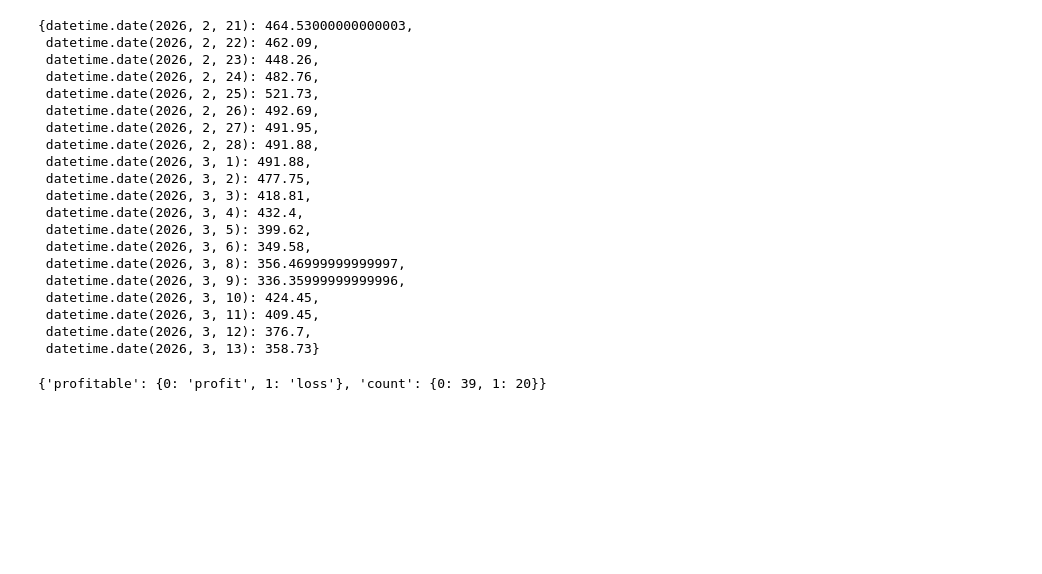
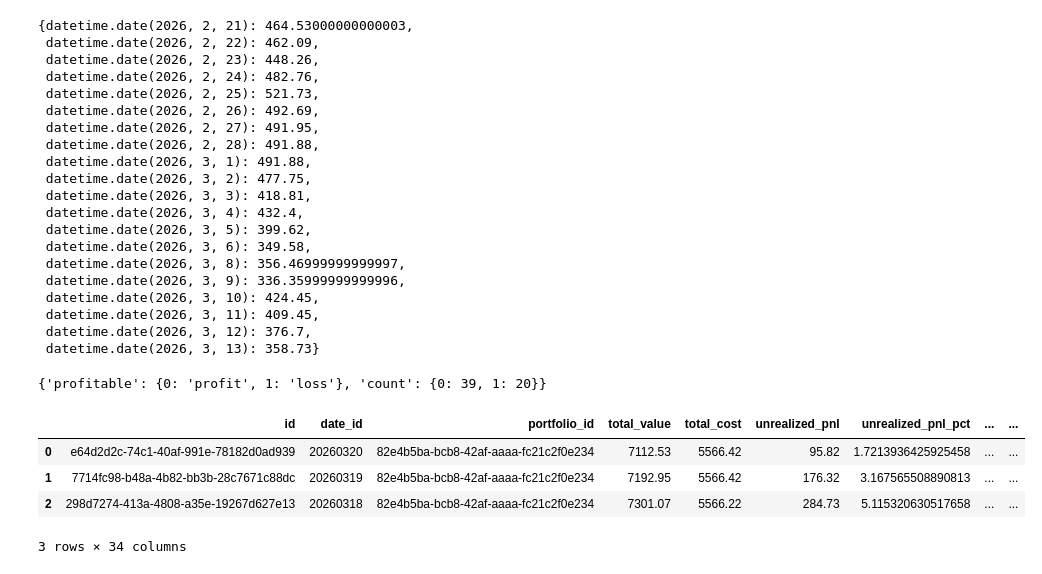
Before and after one commit to akin-mustapha/portfolio-management-platform, a Jupyter notebook: notebooks/notebook_account.ipynb, the cells around one changed output. Drawn from its saved outputs; the diff is of its cells as text; code cells hidden in the pictures; blank space fills up the shorter version.

```diff
--- a/notebooks/notebook_account.ipynb
+++ b/notebooks/notebook_account.ipynb
@@ -387,3 +387,26 @@ df = df["profitable"].value_counts().to_frame().reset_index()
 df.to_dict()
 # %% [output]
 {'profitable': {0: 'profit', 1: 'loss'}, 'count': {0: 39, 1: 20}}
+# %%
+# Asset List
+with database_client as db:
+  res = db.execute(
+    f"""
+    SELECT  *
+    FROM analytics.fact_portfolio_daily t1
+      INNER JOIN analytics.dim_date t2
+        ON t1.date_id = t2.id
+    ORDER BY t1.date_id DESC
+  """
+  )
+  res = res.fetchall()
+
+df_fact_portfolio_daily = pd.DataFrame(res)
+# %%
+df_fact_portfolio_daily.head(3)
+# %% [output]
+|  | id | date_id | portfolio_id | total_value | total_cost | unrealized_pnl | unrealized_pnl_pct | ... | ... |
+| 0 | e64d2d2c-74c1-40af-991e-78182d0ad939 | 20260320 | 82e4b5ba-bcb8-42af-aaaa-fc21c2f0e234 | 7112.53 | 5566.42 | 95.82 | 1.7213936425925458 | ... | ... |
+| 1 | 7714fc98-b48a-4b82-bb3b-28c7671c88dc | 20260319 | 82e4b5ba-bcb8-42af-aaaa-fc21c2f0e234 | 7192.95 | 5566.42 | 176.32 | 3.167565508890813 | ... | ... |
+| 2 | 298d7274-413a-4808-a35e-19267d627e13 | 20260318 | 82e4b5ba-bcb8-42af-aaaa-fc21c2f0e234 | 7301.07 | 5566.22 | 284.73 | 5.115320630517658 | ... | ... |
+3 rows × 34 columns
```
Also changed, not shown: parts of 7 cells of this notebook, 16 other files.
